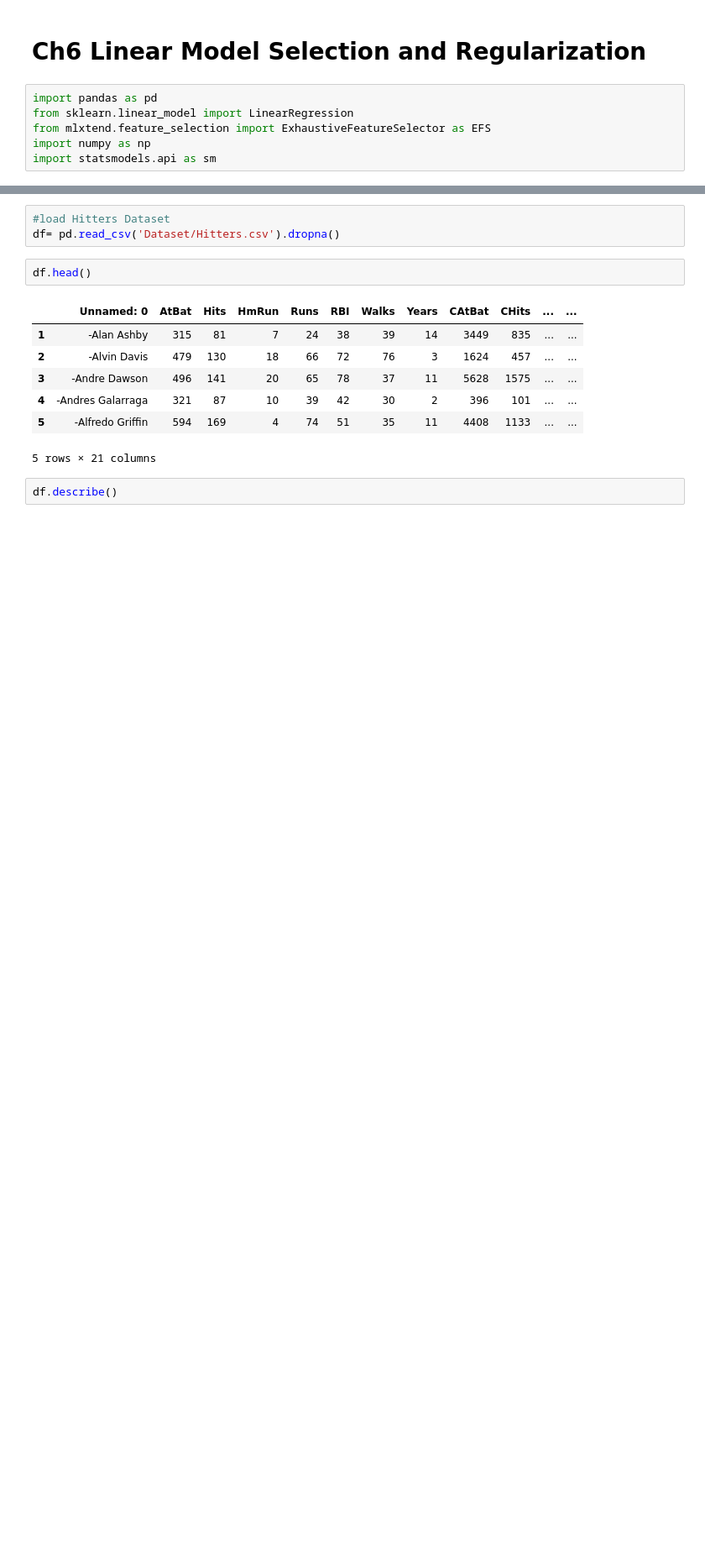
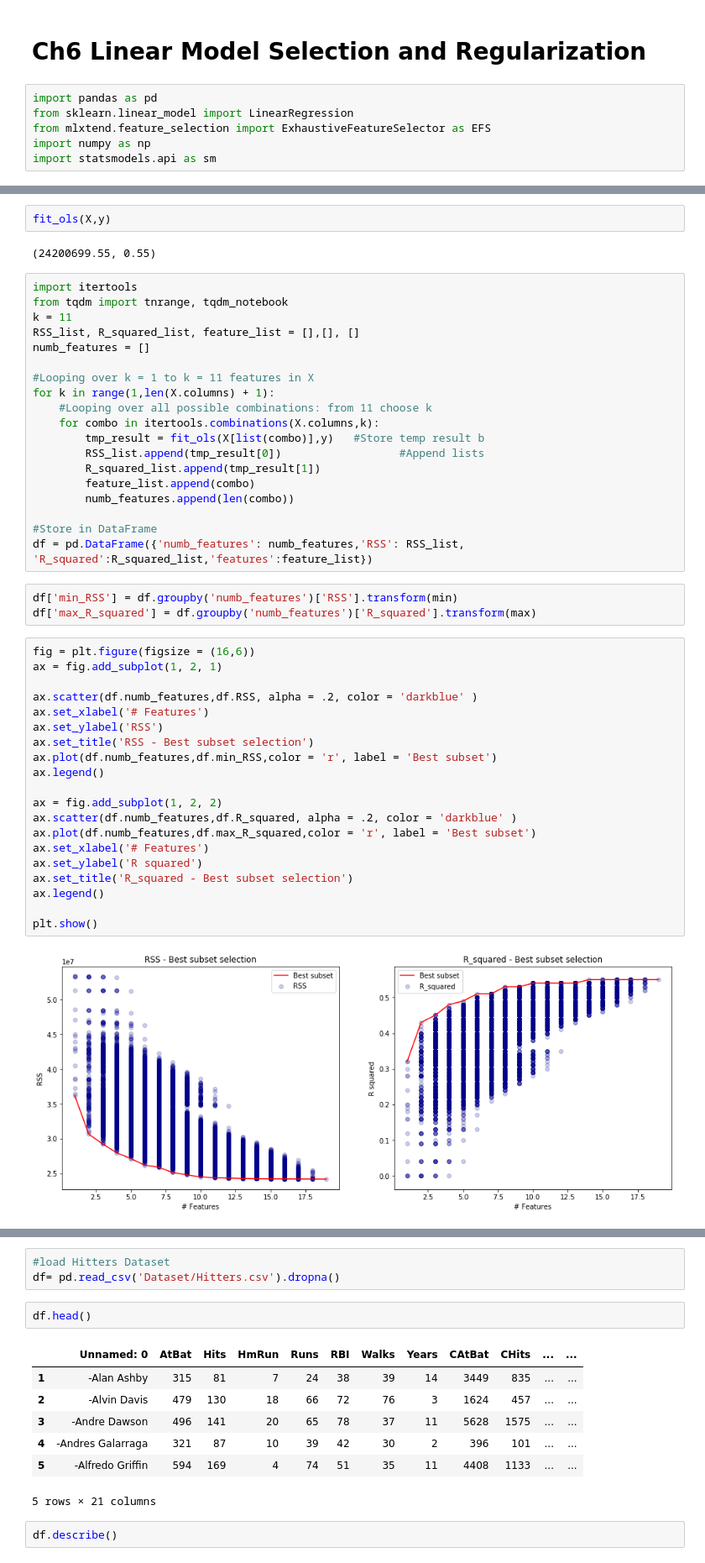
Before and after one commit to junyanyao/ISLR_Python, a Jupyter notebook: Ch6 Linear Model Selection and Regularization.ipynb, the cells around one changed output, grey strips where cells are left out. Shown at 84% size. Saved outputs shown, nothing was run; the diff lists cells and outputs as text; blank space fills up the shorter version.

```diff
--- a/Ch6 Linear Model Selection and Regularization.ipynb
+++ b/Ch6 Linear Model Selection and Regularization.ipynb
@@ -8,0 +47,48 @@ import statsmodels.api as sm
+# %%
+fit_ols(X,y)
+# %% [output]
+(24200699.55, 0.55)
+# %%
+import itertools
+from tqdm import tnrange, tqdm_notebook
+k = 11
+RSS_list, R_squared_list, feature_list = [],[], []
+numb_features = []
+
+#Looping over k = 1 to k = 11 features in X
+for k in range(1,len(X.columns) + 1):
+    #Looping over all possible combinations: from 11 choose k
+    for combo in itertools.combinations(X.columns,k):
+        tmp_result = fit_ols(X[list(combo)],y)   #Store temp result b
+        RSS_list.append(tmp_result[0])                  #Append lists
+        R_squared_list.append(tmp_result[1])
+        feature_list.append(combo)
+        numb_features.append(len(combo))
+
+#Store in DataFrame
+df = pd.DataFrame({'numb_features': numb_features,'RSS': RSS_list, 'R_squared':R_squared_list,'features':feature_list})
+# %%
+df['min_RSS'] = df.groupby('numb_features')['RSS'].transform(min)
+df['max_R_squared'] = df.groupby('numb_features')['R_squared'].transform(max)
+# %%
+fig = plt.figure(figsize = (16,6))
+ax = fig.add_subplot(1, 2, 1)
+
+ax.scatter(df.numb_features,df.RSS, alpha = .2, color = 'darkblue' )
+ax.set_xlabel('# Features')
+ax.set_ylabel('RSS')
+ax.set_title('RSS - Best subset selection')
+ax.plot(df.numb_features,df.min_RSS,color = 'r', label = 'Best subset')
+ax.legend()
+
+ax = fig.add_subplot(1, 2, 2)
+ax.scatter(df.numb_features,df.R_squared, alpha = .2, color = 'darkblue' )
+ax.plot(df.numb_features,df.max_R_squared,color = 'r', label = 'Best subset')
+ax.set_xlabel('# Features')
+ax.set_ylabel('R squared')
+ax.set_title('R_squared - Best subset selection')
+ax.legend()
+
+plt.show()
+# %% [output]
+[figure, added]
```
Also changed, not shown: parts of 16 cells of this notebook, 1 other file.
